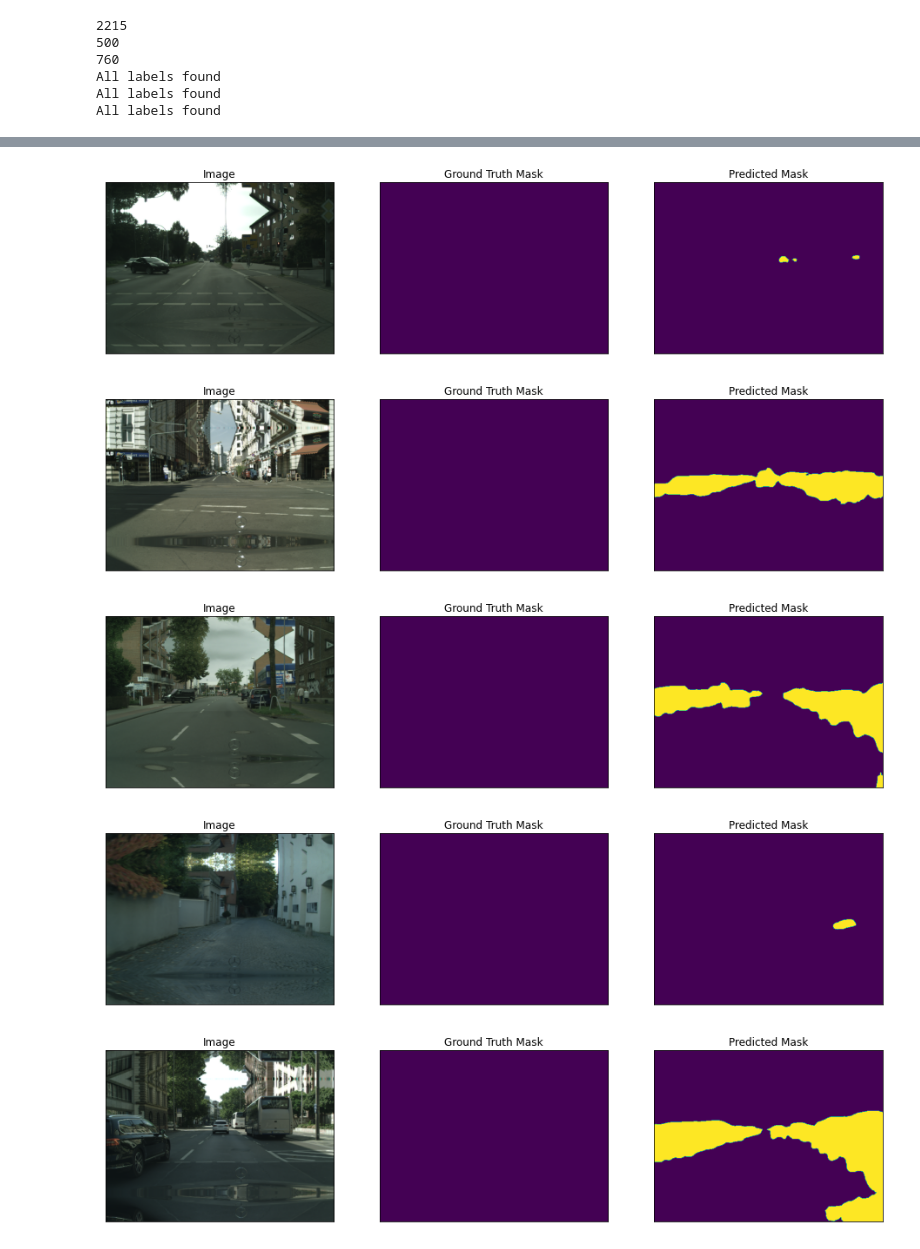
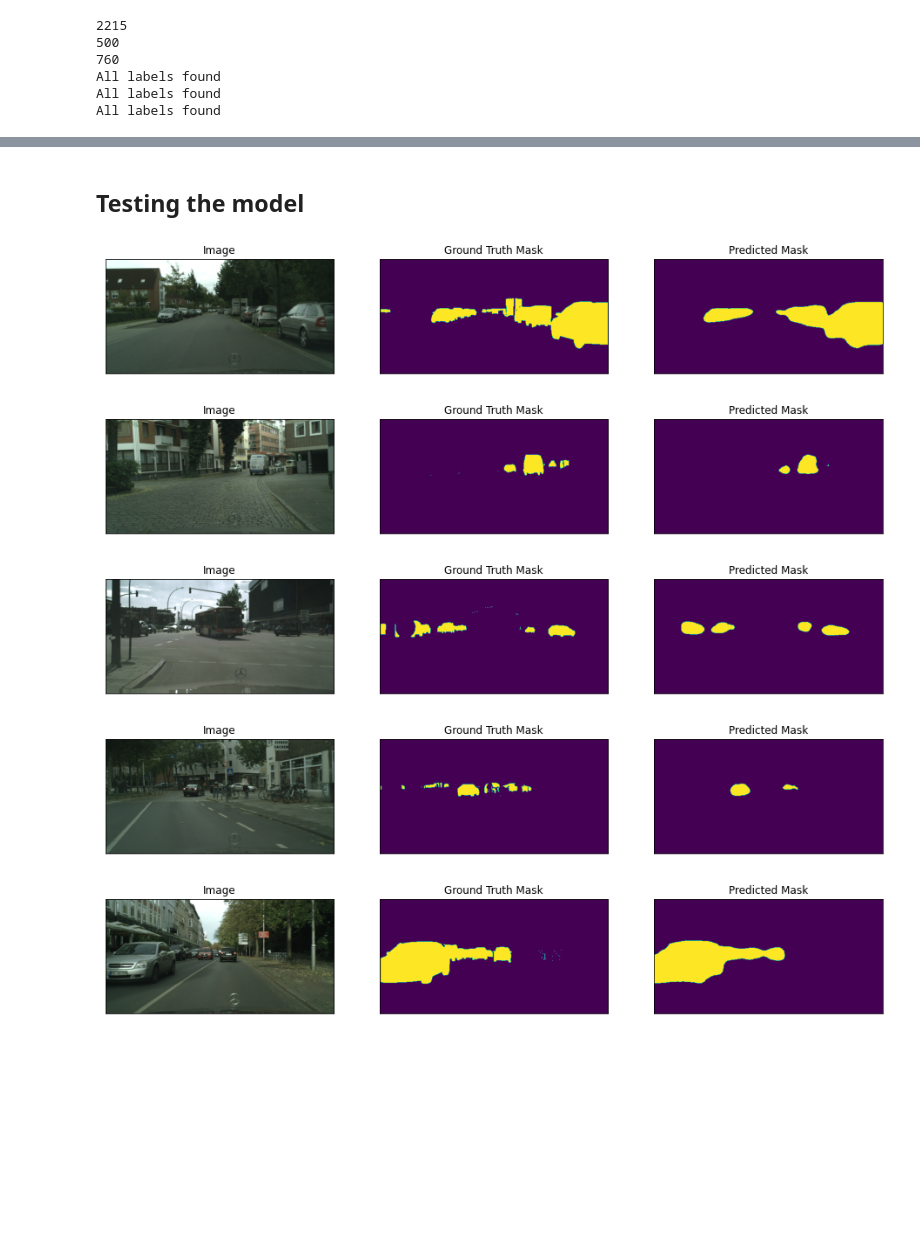
Before and after one commit to jenshenriksson/ood-cityscapes-bdd, a Jupyter notebook: notebooks/3b. Proof of Concept CityScapes.ipynb, the cells around one changed output, grey strips where cells are left out. Saved outputs shown, nothing was run; the diff lists cells and outputs as text; code cells hidden in the pictures; blank space fills up the shorter version.

Commit message:
Updated CityScapes PoC

```diff
--- a/notebooks/3b. Proof of Concept CityScapes.ipynb
+++ b/notebooks/3b. Proof of Concept CityScapes.ipynb
@@ -44,15 +54,11 @@ dataset = CD.CityScapes(training_images, training_labels,classes=['road'])
 
 # exempel = 174, 175
 i = 5
-for i in range(i+1, len(dataset)):
+for i in [1, 11, 100, 500, 1500]:
     image, mask = dataset[i] # get some sample
-    if np.sum(mask)>0:
-        print(i)
-        break
 
-
-CU.visualize(
-    image=image,
-    cars_mask=mask.squeeze(),
-)
+    CU.visualize(
+        image=image,
+        cars_mask=mask.squeeze(),
+    )
 # %% [output]
@@ -186,20 +191,22 @@ model = smp.FPN(
 
 preprocessing_fn = smp.encoders.get_preprocessing_fn(ENCODER, ENCODER_WEIGHTS)
 # %%
-train_dataset = CD.CityScapes_bdd100k_class_merge(
+train_dataset = CD.CityScapes_class_merge(
     training_images,
     training_labels,
     augmentation=get_training_augmentation(),
     preprocessing=get_preprocessing(preprocessing_fn),
     classes=CLASSES,
+    preload=True,
 )
 
-valid_dataset = CD.CityScapes_bdd100k_class_merge(
+valid_dataset = CD.CityScapes_class_merge(
     validation_images,
     validation_labels,
     augmentation=get_validation_augmentation(),
     preprocessing=get_preprocessing(preprocessing_fn),
     classes=CLASSES,
+    preload=True,
 )
 
 train_loader = DataLoader(train_dataset, batch_size=8, shuffle=True, num_workers=12)
@@ -240,7 +247,7 @@ max_score = 0
 train_history = []
 val_history = []
 
-for i in range(0, 5):
+for i in range(0, 3):
     print('\nEpoch: {}'.format(i))
     train_logs = train_epoch.run(train_loader)
     valid_logs = valid_epoch.run(valid_loader)
@@ -254,7 +261,7 @@ for i in range(0, 5):
         torch.save(model, './best_model.pth')
         print('Model saved!')
 
-    if i == 25:
+    if i == 1:
         optimizer.param_groups[0]['lr'] = 1e-5
         print('Decrease decoder learning rate to 1e-5!')
 # %% [output]
@@ -275,15 +277,18 @@ Model saved!
+# %% [markdown]
+## Testing the model
 # %%
 
 # load best saved checkpoint
 best_model = torch.load('./best_model.pth')
 # %%
 # create test dataset
-test_dataset = CD.CityScapes_bdd100k_class_merge(
+test_dataset = CD.CityScapes_class_merge(
     test_images,
     test_labels,
     augmentation=get_validation_augmentation(),
     preprocessing=get_preprocessing(preprocessing_fn),
     classes=CLASSES,
+    preload=True,
 )
 
 test_dataloader = DataLoader(test_dataset)
@@ -308,24 +313,24 @@ test_dataset_vis = CD.CityScapes(
 # %%
 for i in range(5):
     n = np.random.choice(len(validation_images))
 
-    image_vis = test_dataset_vis[n][0].astype('uint8')
+    image_vis = test_dataset.visualize(n)
     image, gt_mask = test_dataset[n]
 
     gt_mask = gt_mask.squeeze()
 
     x_tensor = torch.from_numpy(image).to(DEVICE).unsqueeze(0)
     pr_mask = best_model.predict(x_tensor)
     pr_mask = (pr_mask.squeeze().cpu().numpy().round())
 
     CU.visualize(
         image=image_vis,
-        ground_truth_mask=gt_mask[26,:,:],
-        predicted_mask=pr_mask[26,:,:]
+        ground_truth_mask=gt_mask[13,:,:],
+        predicted_mask=pr_mask[13,:,:]
     )
 # %% [output]
-[figure, old version]
+[figure, new version]
-[figure, old version]
+[figure, new version]
-[figure, old version]
+[figure, new version]
-[figure, old version]
+[figure, new version]
-[figure, old version]
+[figure, new version]
```
Also changed, not shown: parts of 9 cells of this notebook.
